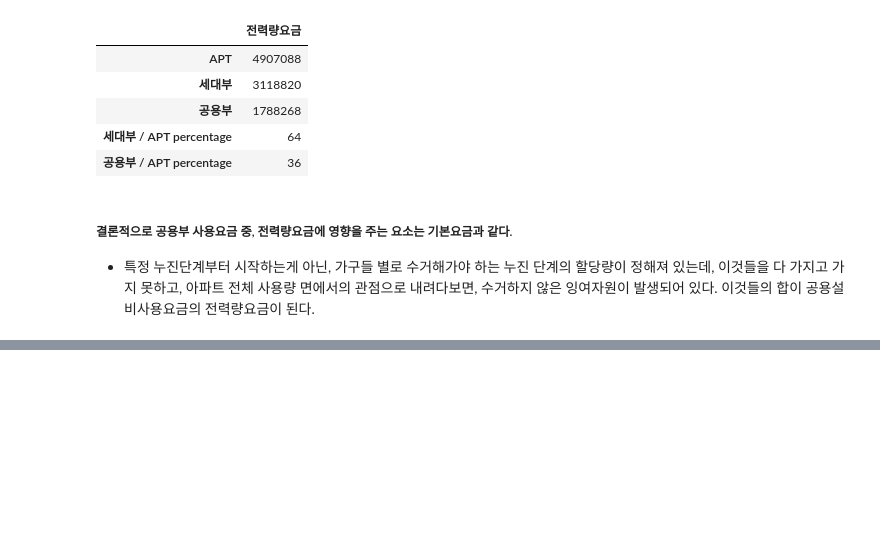
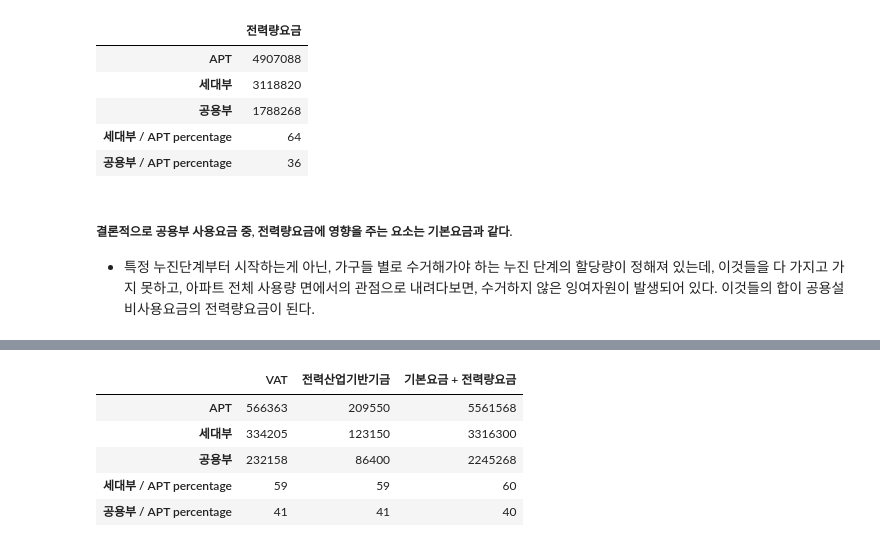
Before and after one commit to formegusto/what-is-public-fee, a Jupyter notebook: What is public fee?.ipynb, the cells around one changed output, grey strips where cells are left out. Drawn from its saved outputs; the diff is of its cells as text; code cells hidden in the pictures; blank space fills up the shorter version.

```diff
--- a/What is public fee?.ipynb
+++ b/What is public fee?.ipynb
@@ -466,0 +494,9 @@ pd.DataFrame(anal_30['전력량요금'])
+# %%
+anal_30[['VAT','전력산업기반기금','기본요금 + 전력량요금']]
+# %% [output]
+|  | VAT | 전력산업기반기금 | 기본요금 + 전력량요금 |
+| APT | 566363 | 209550 | 5561568 |
+| 세대부 | 334205 | 123150 | 3316300 |
+| 공용부 | 232158 | 86400 | 2245268 |
+| 세대부 / APT percentage | 59 | 59 | 60 |
+| 공용부 / APT percentage | 41 | 41 | 40 |
```
Also changed, not shown: parts of 5 cells of this notebook.
